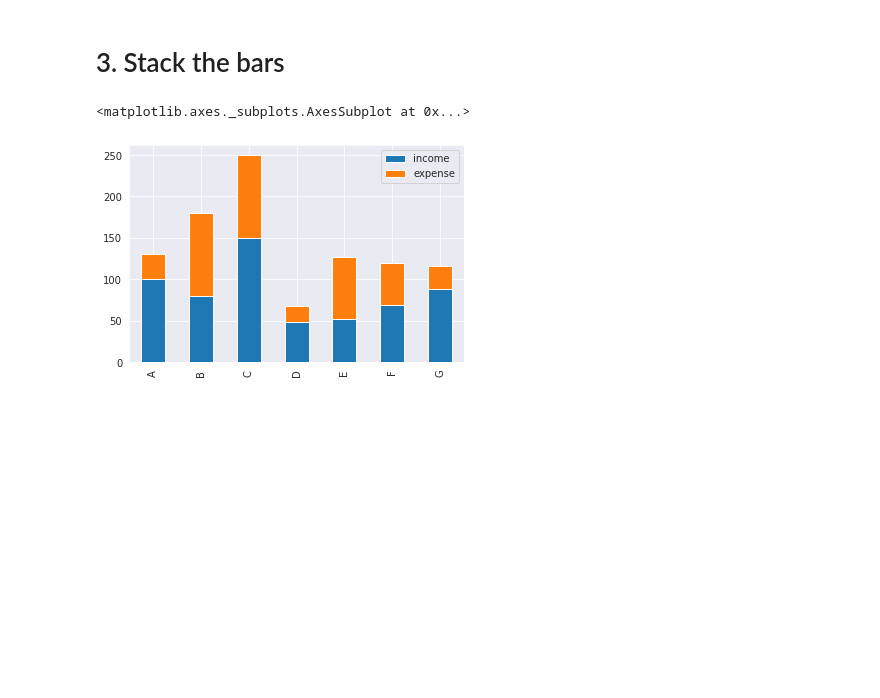
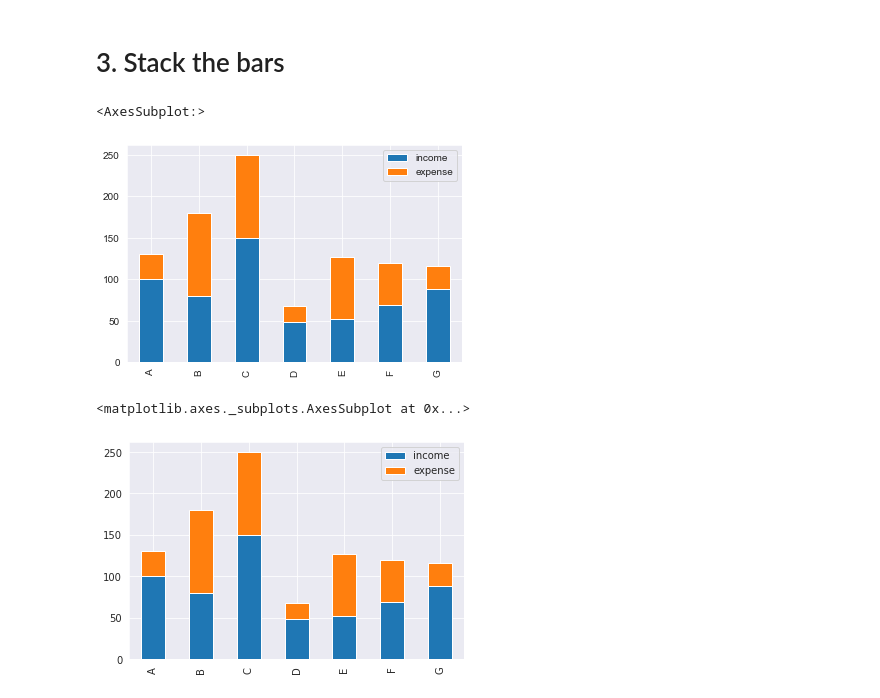
Before and after one commit to Tommyhappy01/2-DATA_SCIENCE, a Jupyter notebook: clarusway gihub/2- Weekly Agenda/week4_DV_student.ipynb, the cells around one changed output. Drawn from its saved outputs; the diff is of its cells as text; code cells hidden in the pictures; blank space fills up the shorter version.

```diff
--- a/clarusway gihub/2- Weekly Agenda/week4_DV_student.ipynb
+++ b/clarusway gihub/2- Weekly Agenda/week4_DV_student.ipynb
@@ -46,5 +58,10 @@ ValueError: Could not interpret input 'index'
 # %% [markdown]
 # 3. Stack the bars
+# %%
+df.plot.bar(stacked=True)  # stack üstüste getirdi.
+# %% [output]
+<AxesSubplot:>
+[figure, added]
 # %%
 # %% [output]
 <matplotlib.axes._subplots.AxesSubplot at 0x...>
```
Also changed, not shown: parts of 26 cells of this notebook, 20 other files.
